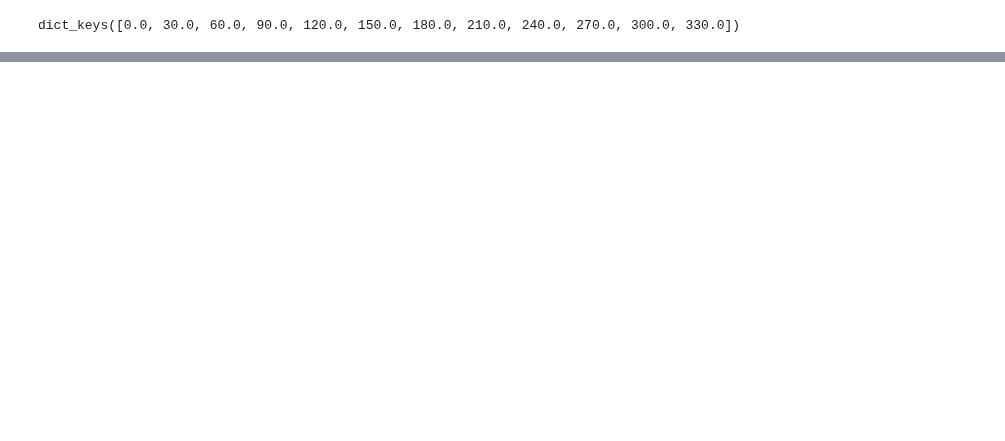
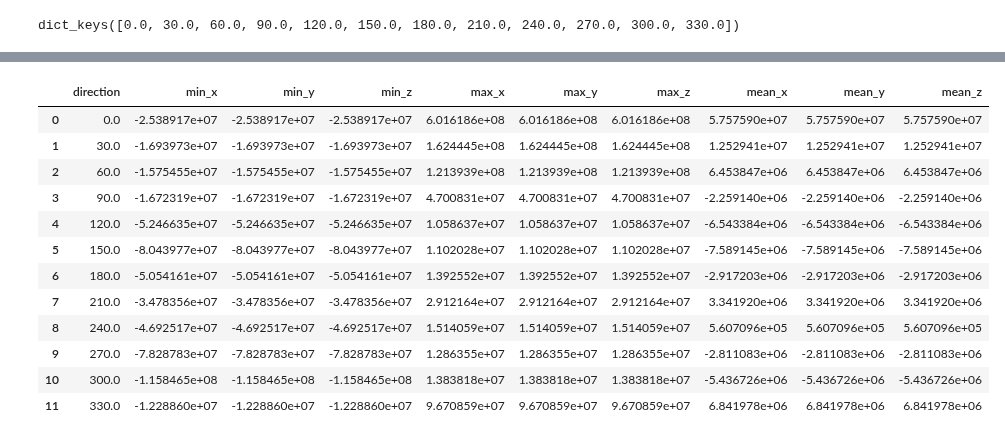
Before and after one commit to AeroSim-CFD/cfdmod, a Jupyter notebook: notebooks/hfpi_analysis_test.ipynb, the cells around one changed output, grey strips where cells are left out. Cells and saved outputs as stored; diff of their text form; code cells hidden in the pictures; blank space fills up the shorter version.

```diff
--- a/notebooks/hfpi_analysis_test.ipynb
+++ b/notebooks/hfpi_analysis_test.ipynb
@@ -149,3 +146,19 @@ stats["forces_static"]
+# %%
+stats["forces_combined"]
+# %% [output]
+|  | direction | min_x | min_y | min_z | max_x | max_y | max_z | mean_x | mean_y | mean_z |
+| 0 | 0.0 | -2.538917e+07 | -2.538917e+07 | -2.538917e+07 | 6.016186e+08 | 6.016186e+08 | 6.016186e+08 | 5.757590e+07 | 5.757590e+07 | 5.757590e+07 |
+| 1 | 30.0 | -1.693973e+07 | -1.693973e+07 | -1.693973e+07 | 1.624445e+08 | 1.624445e+08 | 1.624445e+08 | 1.252941e+07 | 1.252941e+07 | 1.252941e+07 |
+| 2 | 60.0 | -1.575455e+07 | -1.575455e+07 | -1.575455e+07 | 1.213939e+08 | 1.213939e+08 | 1.213939e+08 | 6.453847e+06 | 6.453847e+06 | 6.453847e+06 |
+| 3 | 90.0 | -1.672319e+07 | -1.672319e+07 | -1.672319e+07 | 4.700831e+07 | 4.700831e+07 | 4.700831e+07 | -2.259140e+06 | -2.259140e+06 | -2.259140e+06 |
+| 4 | 120.0 | -5.246635e+07 | -5.246635e+07 | -5.246635e+07 | 1.058637e+07 | 1.058637e+07 | 1.058637e+07 | -6.543384e+06 | -6.543384e+06 | -6.543384e+06 |
+| 5 | 150.0 | -8.043977e+07 | -8.043977e+07 | -8.043977e+07 | 1.102028e+07 | 1.102028e+07 | 1.102028e+07 | -7.589145e+06 | -7.589145e+06 | -7.589145e+06 |
+| 6 | 180.0 | -5.054161e+07 | -5.054161e+07 | -5.054161e+07 | 1.392552e+07 | 1.392552e+07 | 1.392552e+07 | -2.917203e+06 | -2.917203e+06 | -2.917203e+06 |
+| 7 | 210.0 | -3.478356e+07 | -3.478356e+07 | -3.478356e+07 | 2.912164e+07 | 2.912164e+07 | 2.912164e+07 | 3.341920e+06 | 3.341920e+06 | 3.341920e+06 |
+| 8 | 240.0 | -4.692517e+07 | -4.692517e+07 | -4.692517e+07 | 1.514059e+07 | 1.514059e+07 | 1.514059e+07 | 5.607096e+05 | 5.607096e+05 | 5.607096e+05 |
+| 9 | 270.0 | -7.828783e+07 | -7.828783e+07 | -7.828783e+07 | 1.286355e+07 | 1.286355e+07 | 1.286355e+07 | -2.811083e+06 | -2.811083e+06 | -2.811083e+06 |
+| 10 | 300.0 | -1.158465e+08 | -1.158465e+08 | -1.158465e+08 | 1.383818e+07 | 1.383818e+07 | 1.383818e+07 | -5.436726e+06 | -5.436726e+06 | -5.436726e+06 |
+| 11 | 330.0 | -1.228860e+07 | -1.228860e+07 | -1.228860e+07 | 9.670859e+07 | 9.670859e+07 | 9.670859e+07 | 6.841978e+06 | 6.841978e+06 | 6.841978e+06 |
 # %%
 res_0 = list(results_use.results.values())[0]
 d = "z"
```
Also changed, not shown: parts of 8 cells of this notebook, 3 other files.
